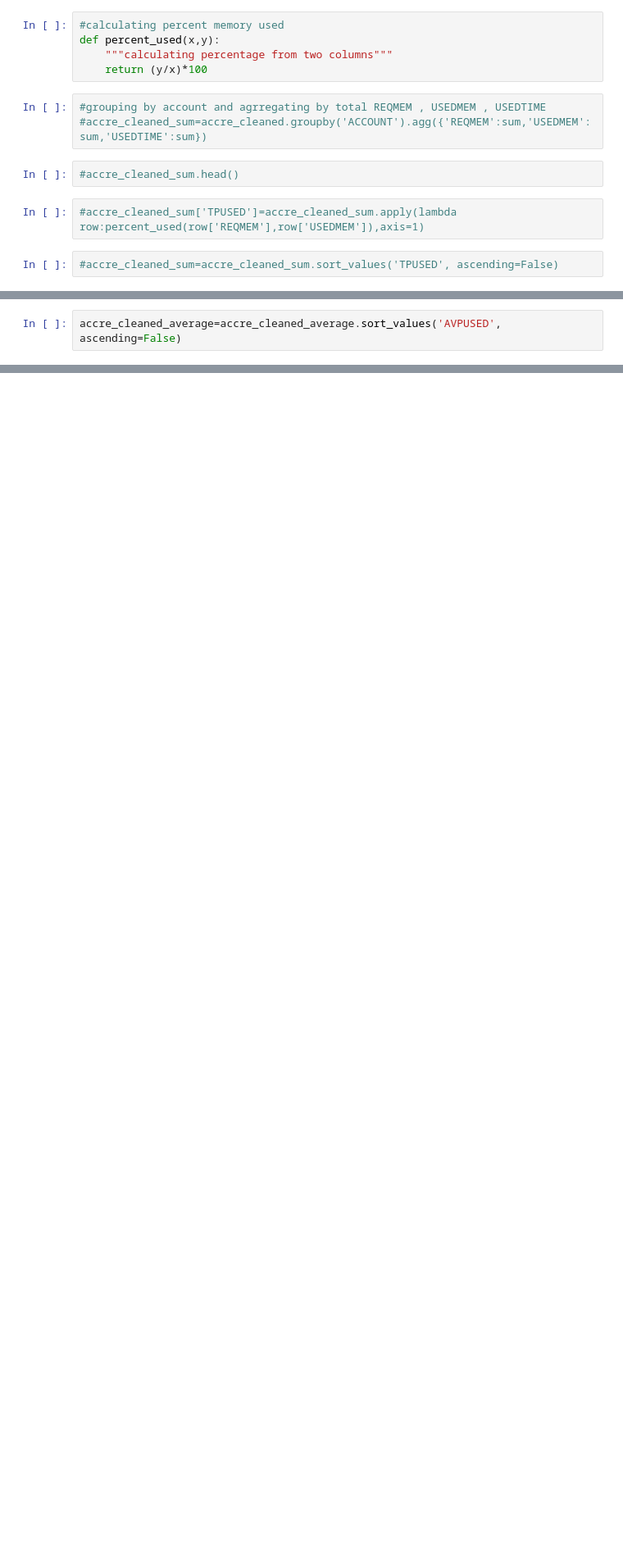
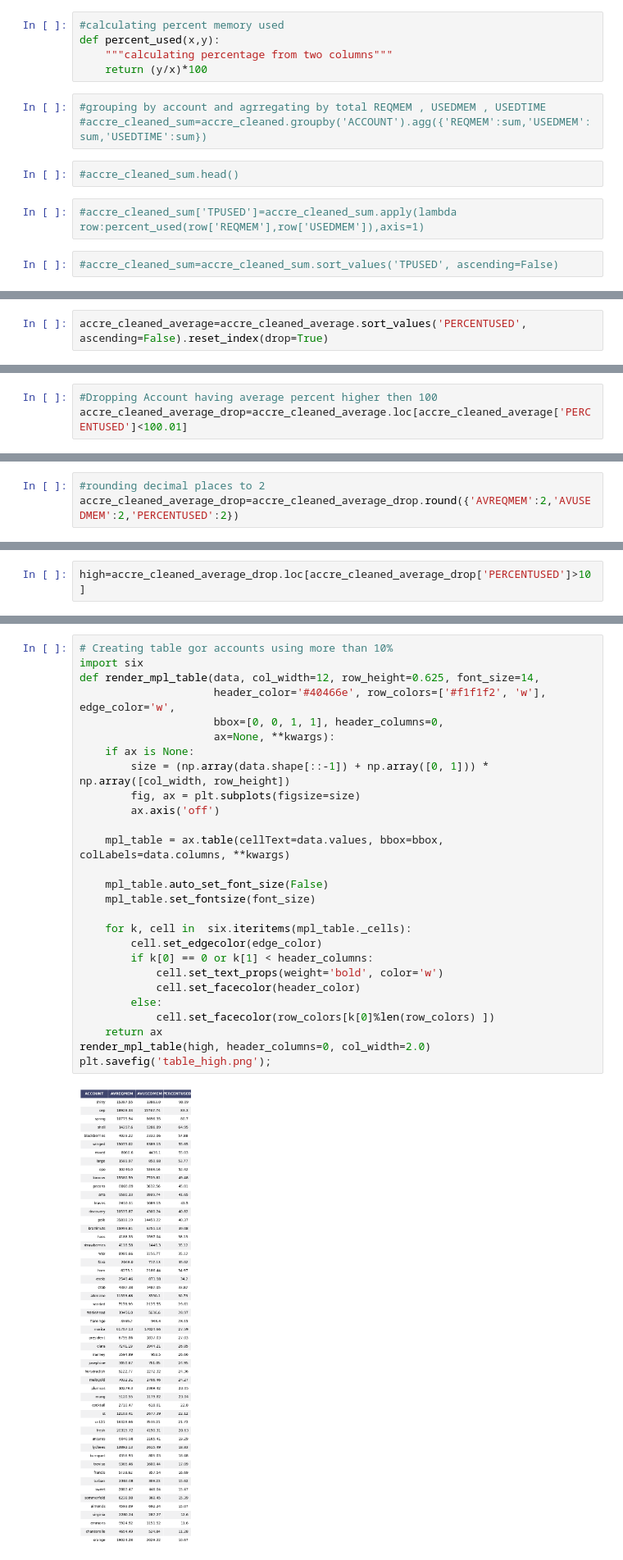
Before and after one commit to Barrett-Rogers/dq2-accre-porcupines, a Jupyter notebook: Accre_Anamika_cleaned.ipynb, the cells around one changed output, grey strips where cells are left out. Shown: that part at 82% size. Saved outputs shown, nothing was run; the diff lists cells and outputs as text; blank space fills up the shorter version.

Commit message:
cleaned updated

```diff
--- a/Accre_Anamika_cleaned.ipynb
+++ b/Accre_Anamika_cleaned.ipynb
@@ -198,2 +410,2 @@ accre_cleaned_average['AVPUSED']=accre_cleaned_average.apply(lambda row:percent_
 # %%
-accre_cleaned_average=accre_cleaned_average.sort_values('AVPUSED', ascending=False)
+accre_cleaned_average=accre_cleaned_average.sort_values('PERCENTUSED', ascending=False).reset_index(drop=True)
@@ -207,0 +414,3 @@ accre_cleaned_average
+# %%
+#Dropping Account having average percent higher then 100
+accre_cleaned_average_drop=accre_cleaned_average.loc[accre_cleaned_average['PERCENTUSED']<100.01]
@@ -207,0 +421,3 @@ accre_cleaned_average
+# %%
+#rounding decimal places to 2
+accre_cleaned_average_drop=accre_cleaned_average_drop.round({'AVREQMEM':2,'AVUSEDMEM':2,'PERCENTUSED':2})
@@ -207,0 +480,2 @@ accre_cleaned_average
+# %%
+high=accre_cleaned_average_drop.loc[accre_cleaned_average_drop['PERCENTUSED']>10]
@@ -207,0 +524,29 @@ accre_cleaned_average
+# %%
+# Creating table gor accounts using more than 10%
+import six
+def render_mpl_table(data, col_width=12, row_height=0.625, font_size=14,
+                     header_color='#40466e', row_colors=['#f1f1f2', 'w'], edge_color='w',
+                     bbox=[0, 0, 1, 1], header_columns=0,
+                     ax=None, **kwargs):
+    if ax is None:
+        size = (np.array(data.shape[::-1]) + np.array([0, 1])) * np.array([col_width, row_height])
+        fig, ax = plt.subplots(figsize=size)
+        ax.axis('off')
+
+    mpl_table = ax.table(cellText=data.values, bbox=bbox, colLabels=data.columns, **kwargs)
+
+    mpl_table.auto_set_font_size(False)
+    mpl_table.set_fontsize(font_size)
+
+    for k, cell in  six.iteritems(mpl_table._cells):
+        cell.set_edgecolor(edge_color)
+        if k[0] == 0 or k[1] < header_columns:
+            cell.set_text_props(weight='bold', color='w')
+            cell.set_facecolor(header_color)
+        else:
+            cell.set_facecolor(row_colors[k[0]%len(row_colors) ])
+    return ax
+render_mpl_table(high, header_columns=0, col_width=2.0)
+plt.savefig('table_high.png');
+# %% [output]
+[figure, added]
```
Also changed, not shown: parts of 90 cells of this notebook.
